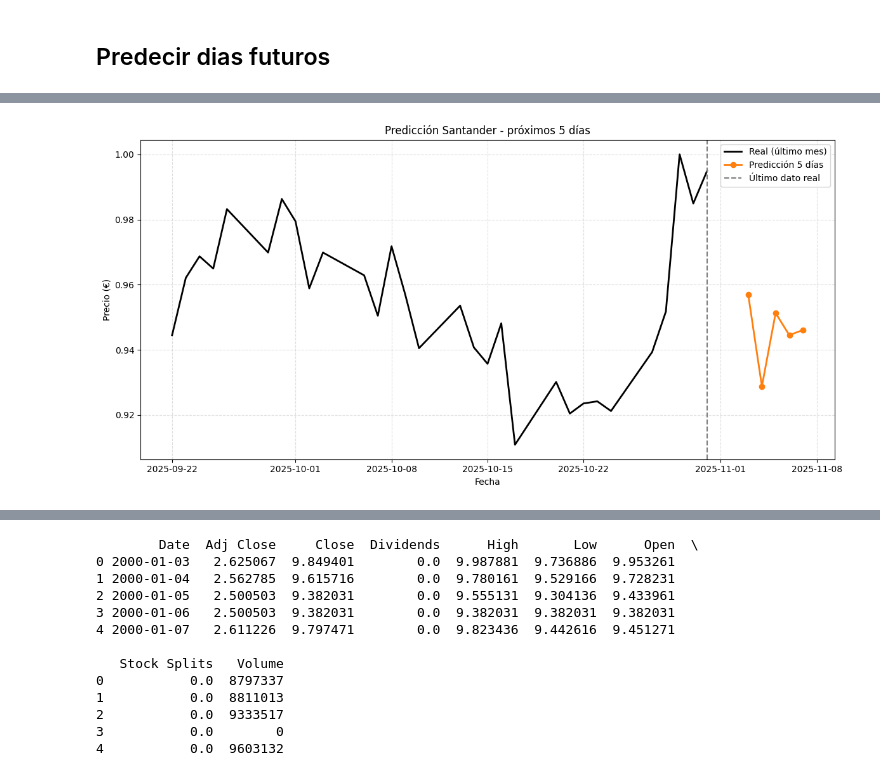
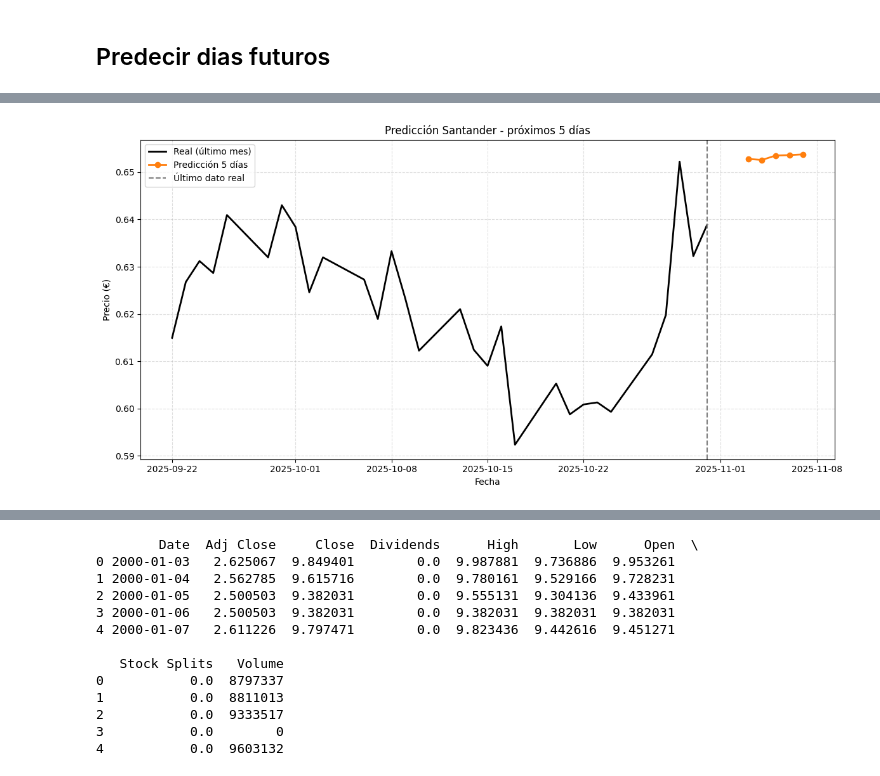
Before and after one commit to Jacobo24/Aprendizaje_Automatico, a Jupyter notebook: notebooks/Santander.ipynb, the cells around one changed output, grey strips where cells are left out. Cells and saved outputs as stored; diff of their text form; code cells hidden in the pictures.

```diff
--- a/notebooks/Santander.ipynb
+++ b/notebooks/Santander.ipynb
@@ -42,7 +134,7 @@ def preparar_datos_multivariados(df, target_col="SAN_Adj_Close", window_size=30)
 # %% [markdown]
 ## PREPROCESAMIENTO
 # %%
-def preparar_datos_multivariados(df, target_col="SAN_Adj_Close", window_size=30):
+def preparar_datos_multivariados(df, target_col="SAN_Close", window_size=30):
     df = df.sort_values("Date").reset_index(drop=True)
 
     features = df.drop(columns=["Date", target_col])
@@ -63,6 +155,6 @@ def preparar_datos_multivariados(df, target_col="SAN_Adj_Close", window_size=30)
     y = np.array(y)
     return X, y, scaler_X, scaler_y
 
-X, y, scaler_X, scaler_y = preparar_datos_multivariados(df, target_col="SAN_Adj_Close", window_size=30)
+X, y, scaler_X, scaler_y = preparar_datos_multivariados(df, target_col="SAN_Close", window_size=30)
 print(X.shape, y.shape)
 # %% [output]
@@ -141,7 +233,7 @@ def entrenar_modelo(nombre, build_fn, X_train, y_train, X_test, y_test, window_s
     # Configurar callbacks
     early_stop = EarlyStopping(
         monitor="val_loss",
-        patience=150 if nombre != "LSTM" else 400,  # más paciencia para LSTM
+        patience=100 if nombre != "LSTM" else 250,  # más paciencia para LSTM
         restore_best_weights=True
     )
 
@@ -403,6 +507,6 @@ Predicción Santander próximo día (LSTM): 0.9570
 # %%
 def predecir_n_dias_multivariante(model, df_original, scaler_X, scaler_y,
-                                  target_col="SAN_Adj_Close", window_size=30, n_dias=5):
+                                  target_col="SAN_Close", window_size=30, n_dias=5):
     # trabajamos con las mismas columnas que en el entrenamiento
     features = df_original.drop(columns=["Date", target_col])
 
@@ -452,7 +556,7 @@ preds_5 = predecir_n_dias_multivariante(
     df,
     scaler_X,
     scaler_y,
-    target_col="SAN_Adj_Close",
+    target_col="SAN_Close",
     window_size=window_size,
     n_dias=5
 )
@@ -467,38 +571,38 @@ fechas_futuras = pd.date_range(
 
 df_futuro = pd.DataFrame({
     "Date": fechas_futuras,
-    "Predicted_SAN_Adj_Close": preds_5
+    "Predicted_SAN_Close": preds_5
 })
 
 # 3) histórico de 1 mes
-historico_plot = df[["Date", "SAN_Adj_Close"]].tail(30).copy()
+historico_plot = df[["Date", "SAN_Close"]].tail(30).copy()
 # %%
 plt.figure(figsize=(12,6))
 
 # histórico
-plt.plot(historico_plot["Date"], historico_plot["SAN_Adj_Close"],
+plt.plot(historico_plot["Date"], historico_plot["SAN_Close"],
          label="Real (último mes)", color="black", linewidth=2)
 
 # futuro
-plt.plot(df_futuro["Date"], df_futuro["Predicted_SAN_Adj_Close"],
+plt.plot(df_futuro["Date"], df_futuro["Predicted_SAN_Close"],
          label="Predicción 5 días", color="tab:orange", marker="o", linewidth=2)
 
 # línea de corte
 plt.axvline(historico_plot["Date"].max(), color="gray", linestyle="--", label="Último dato real")
 
 plt.title("Predicción Santander - próximos 5 días")
 plt.xlabel("Fecha")
 plt.ylabel("Precio (€)")
 
 # 2 decimales en eje Y
 plt.gca().yaxis.set_major_formatter(mtick.FormatStrFormatter('%.2f'))
 
 plt.legend()
 plt.grid(True, linestyle="--", alpha=0.4)
 plt.tight_layout()
 plt.show()
 # %% [output]
-[figure, old version]
+[figure, new version]
 # %%
 pred_manana_gru = predecir_siguiente_multivariante(
     gru_model,
```
Also changed, not shown: parts of 22 cells of this notebook, 8 other files.
